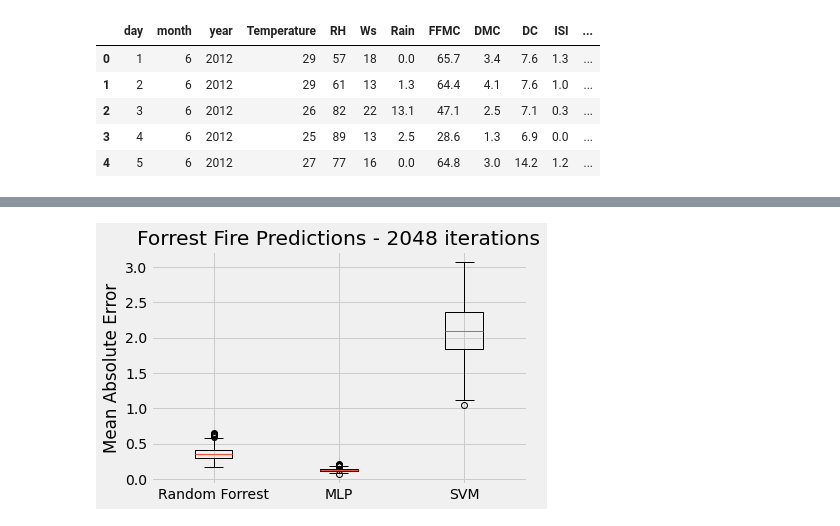
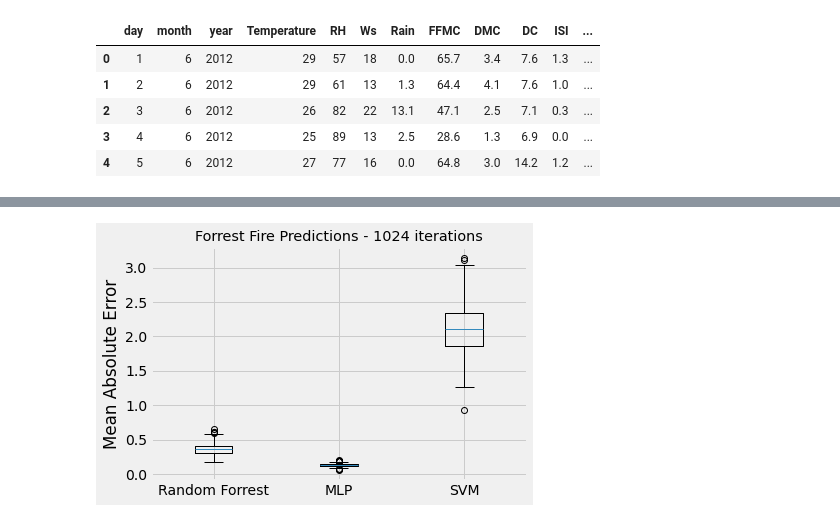
Before and after one commit to mbruty/COMP2002-AI-CW, a Jupyter notebook: Part_1.ipynb, the cells around one changed output, grey strips where cells are left out. Cells and saved outputs as stored; diff of their text form; code cells hidden in the pictures.

```diff
--- a/Part_1.ipynb
+++ b/Part_1.ipynb
@@ -98,34 +98,36 @@ manager = multiprocessing.Manager()
 results = manager.dict()
 jobs = []
 n_threads = 8
-ITERS=2048 # Has to be divisable by n_threads
+ITERS= 1024 # Has to be divisable by n_threads
 RFR_mae = []
 MLP_mae = []
 SVR_mae = []
 
 # Basic threadding so I can do more cross validation faster
 # Run in batches of n_threads
 for _ in tqdm.tqdm(range(0, ITERS, n_threads)):
     for i in range(n_threads):
         # Create a new worker thread
         p = multiprocessing.Process(target=iterate, args=(get_random_sample(), results, i))
         jobs.append(p)
         p.start()
     for proc in jobs:
         # Join all the threads
         proc.join()
     for result in results.values():
         # Once all the threads are joined, extract the data
         RFR_mae.append(result[0])
         MLP_mae.append(result[1])
         SVR_mae.append(result[2])
 
 
 
+
 plt.boxplot([RFR_mae, MLP_mae, SVR_mae])
+plt.style.use("ggplot")
 plt.title(f"Forrest Fire Predictions - {ITERS} iterations")
 plt.xticks([1, 2, 3], ['Random Forrest', 'MLP', 'SVM'])
 plt.ylabel("Mean Absolute Error")
 plt.show()
 # %% [output]
-[figure, old version]
+[figure, new version]
```
Also changed, not shown: parts of 1 cell of this notebook.
